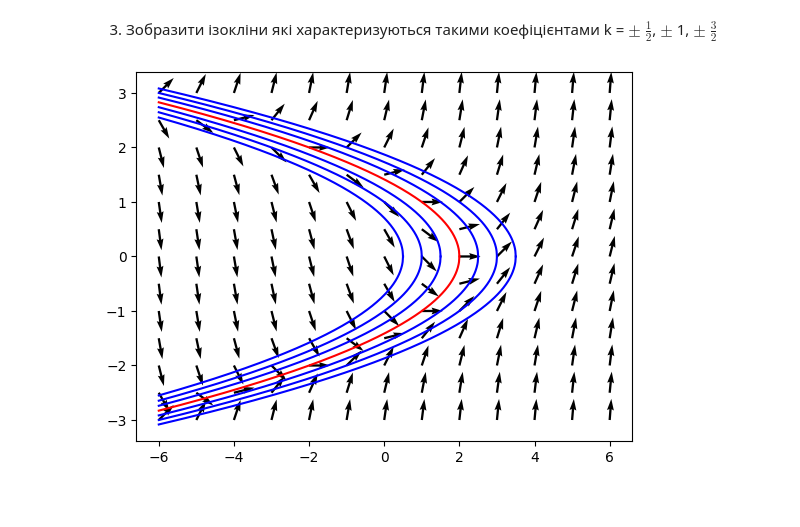
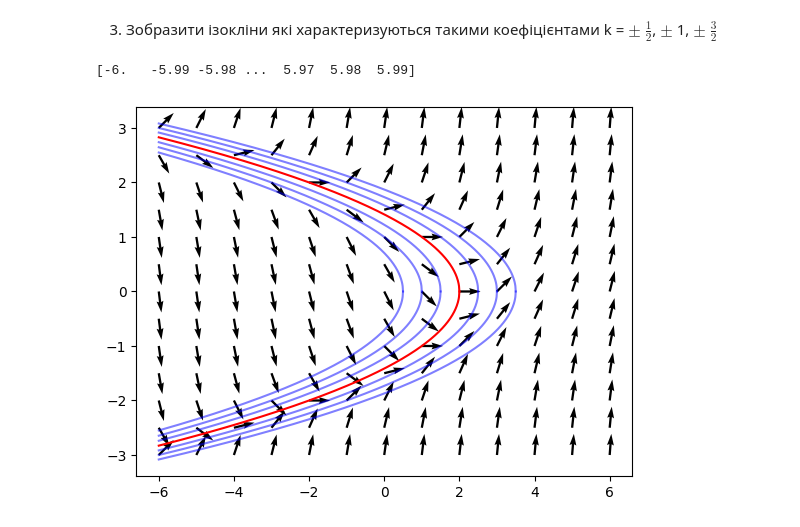
Before and after one commit to VladSkrynyk/study, a Jupyter notebook: 2 course/2 sem/differential_equation/Labs/lab01/Скриник_лабораторна_1.ipynb, the cells around one changed output. Saved outputs shown, nothing was run; the diff lists cells and outputs as text; code cells hidden in the pictures.

```diff
--- a/2 course/2 sem/differential_equation/Labs/lab01/Скриник_лабораторна_1.ipynb
+++ b/2 course/2 sem/differential_equation/Labs/lab01/Скриник_лабораторна_1.ipynb
@@ -26,8 +29,3 @@ task1()
 [figure]
 # %% [markdown]
 2. Описати аналітично та зобразити множину точок максимуму розв'зків
-# %%
-def task2():
-    print('test')
-
-task2()
@@ -69,24 +65,27 @@ task2()
 # %%
 def task3():
     x = np.arange(-6, 6, 0.01)
+    print(x)
     k = [[1, -1], [0.5, -0.5], [1.5, -1.5]]
 
     for ki in k:
         y1 = np.sqrt(2 + ki[0] - x)
         y2 = -1 * np.sqrt(2 + ki[0] - x)
 
-        plt.plot(x, y1, color="b", label=f"x = {2 + ki[0]} - x")
-        plt.plot(x, y2, color="b", label=f"x = {2 + ki[0]} - x")
+        plt.plot(x, y1, color="b", label=f"x = {2 + ki[0]} - x", alpha=0.5)
+        plt.plot(x, y2, color="b", label=f"x = {2 + ki[0]} - x", alpha=0.5)
 
         y1 = np.sqrt(2 + ki[1] - x)
         y2 = -1 * np.sqrt(2 + ki[1] - x)
 
-        plt.plot(x, y1, color="b", label=f"x = {2 + ki[1]} - x")
-        plt.plot(x, y2, color="b", label=f"x = {2 + ki[1]} - x")
+        plt.plot(x, y1, color="b", label=f"x = {2 + ki[1]} - x", alpha=0.5)
+        plt.plot(x, y2, color="b", label=f"x = {2 + ki[1]} - x", alpha=0.5)
+
 
     task2()
     plt.show()
 
 task3()
 # %% [output]
+[-6.   -5.99 -5.98 ...  5.97  5.98  5.99]
-[figure, old version]
+[figure, new version]
```
Also changed, not shown: parts of 8 cells of this notebook, 3 other files.
